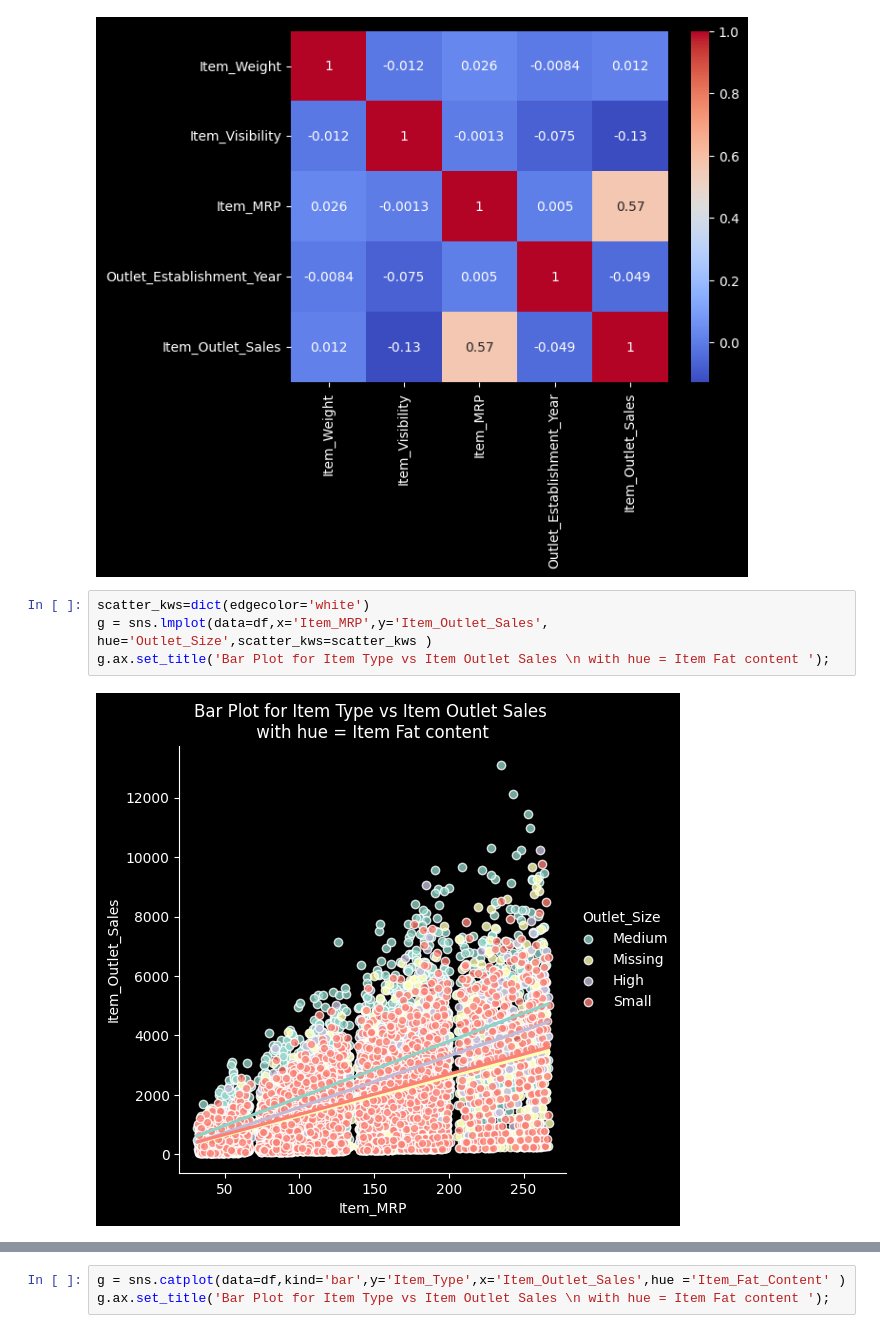
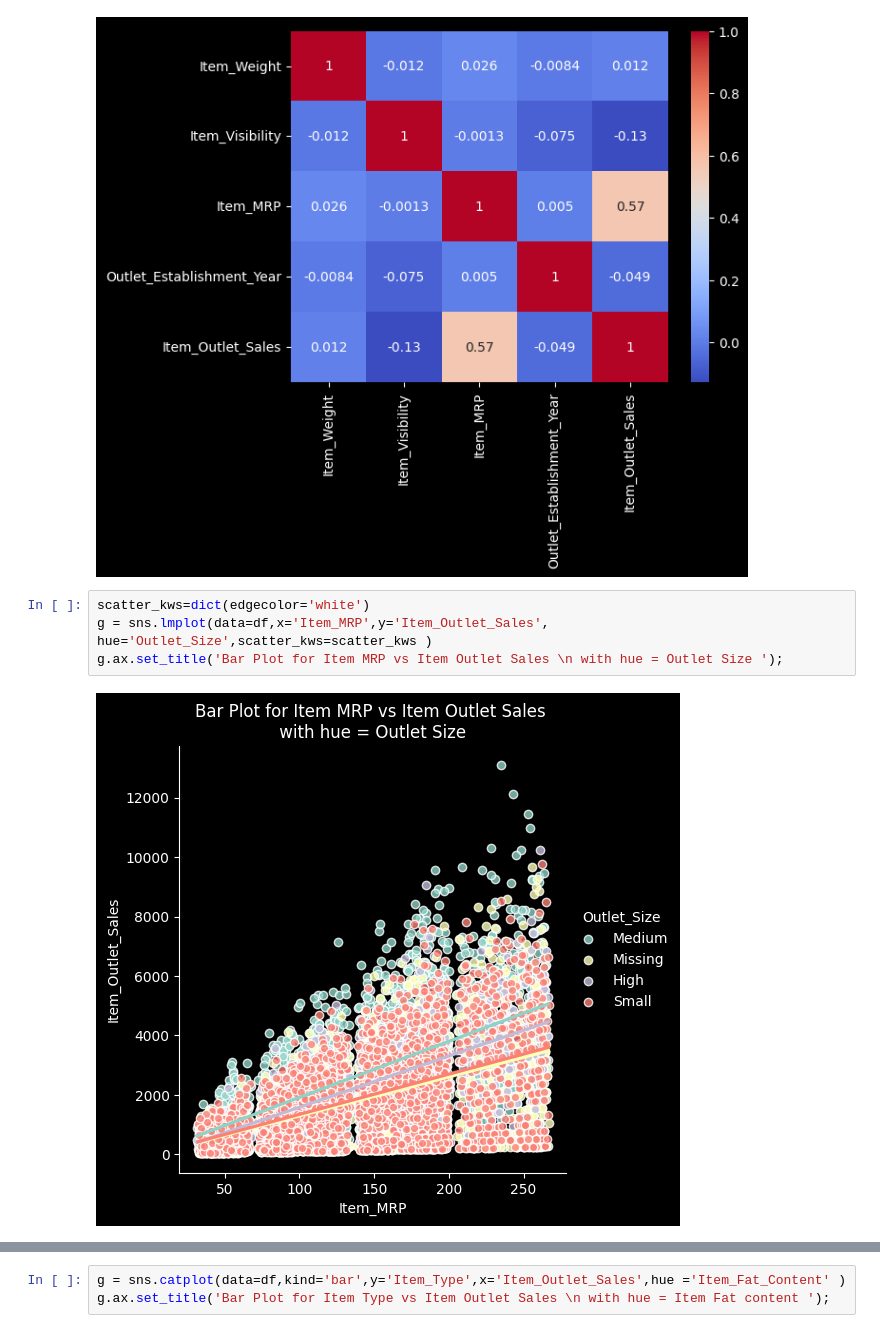
Before and after one commit to QustaB/Prediction_of_Production_Sales, a Jupyter notebook: Prediction_of_Production_Sales.ipynb, the cells around one changed output, grey strips where cells are left out. Saved outputs shown, nothing was run; the diff lists cells and outputs as text.

```diff
--- a/Prediction_of_Production_Sales.ipynb
+++ b/Prediction_of_Production_Sales.ipynb
@@ -458,8 +544,8 @@ sns.heatmap(df[num_cols].corr(),annot=True,cmap='coolwarm');
 # %%
 scatter_kws=dict(edgecolor='white')
 g = sns.lmplot(data=df,x='Item_MRP',y='Item_Outlet_Sales', hue='Outlet_Size',scatter_kws=scatter_kws )
-g.ax.set_title('Bar Plot for Item Type vs Item Outlet Sales \n with hue = Item Fat content ');
+g.ax.set_title('Bar Plot for Item MRP vs Item Outlet Sales \n with hue = Outlet Size ');
 # %% [output]
-[figure, old version]
+[figure, new version]
 # %%
 g = sns.lmplot(data=df,x='Item_MRP',y='Item_Outlet_Sales', hue='Outlet_Type',scatter_kws=scatter_kws )
```
Also changed, not shown: parts of 37 cells of this notebook.
